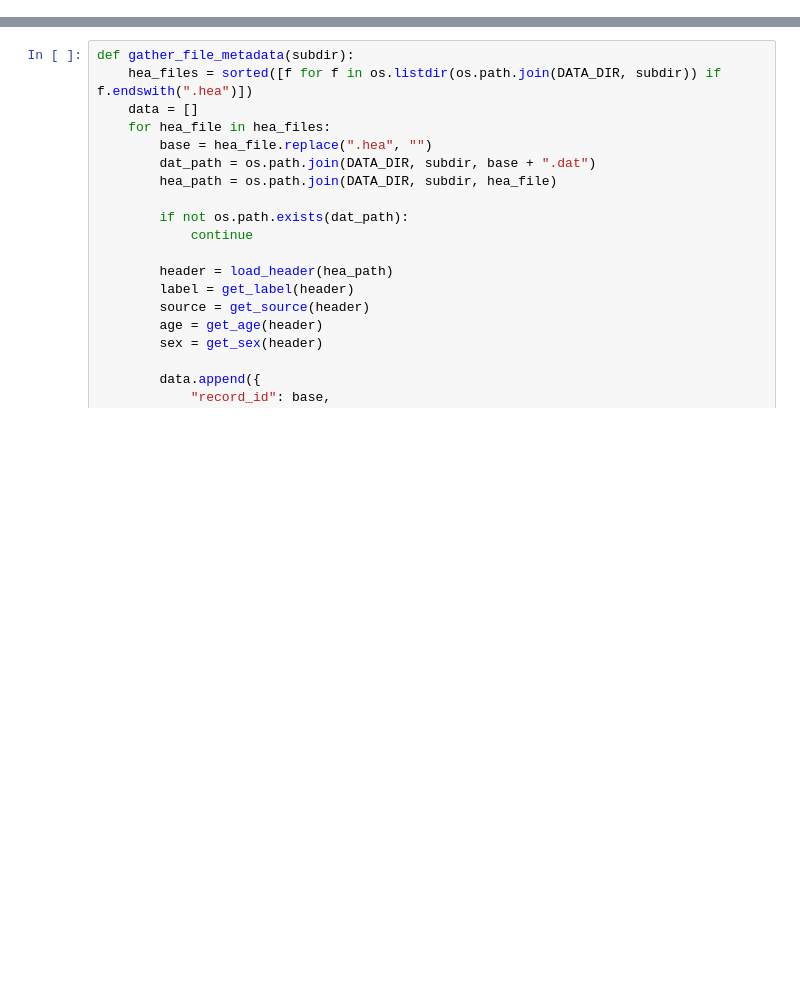
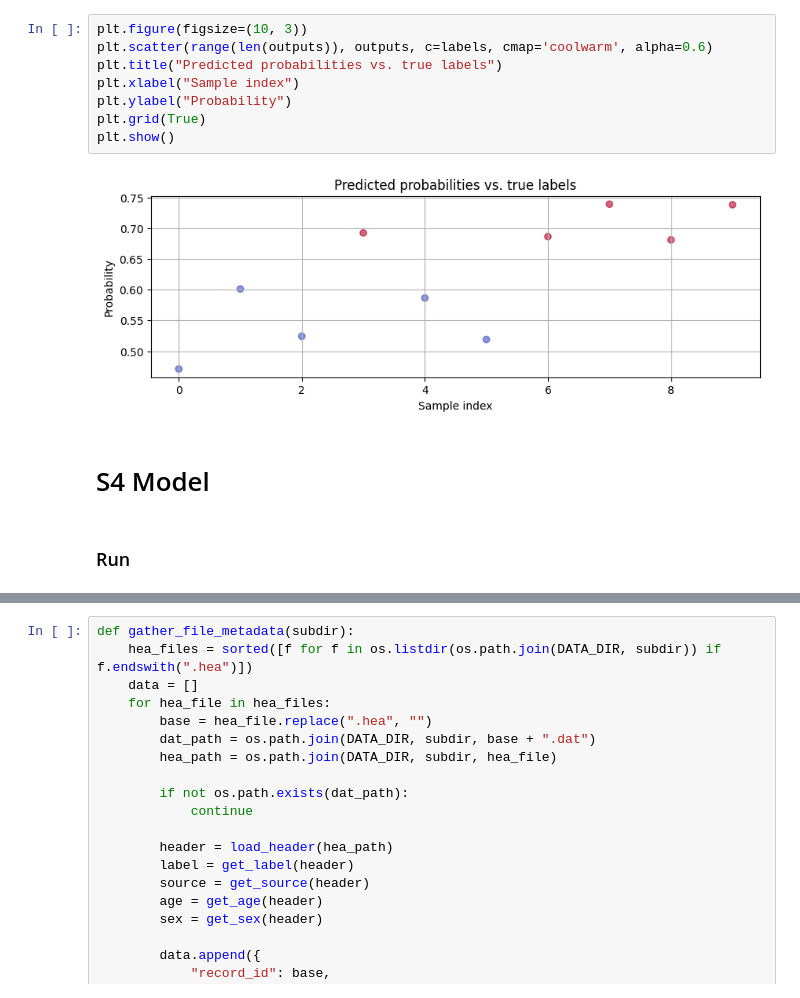
Before and after one commit to IngeborgOlssoen/Chagas-challenge-Hear-heart, a Jupyter notebook: Chagas_challenge.ipynb, the cells around one changed output, grey strips where cells are left out. Saved outputs shown, nothing was run; the diff lists cells and outputs as text; blank space fills up the shorter version.

```diff
--- a/Chagas_challenge.ipynb
+++ b/Chagas_challenge.ipynb
@@ -131,0 +253,14 @@ SamiTrop dataset already unzipped or ZIP file missing.
+# %%
+plt.figure(figsize=(10, 3))
+plt.scatter(range(len(outputs)), outputs, c=labels, cmap='coolwarm', alpha=0.6)
+plt.title("Predicted probabilities vs. true labels")
+plt.xlabel("Sample index")
+plt.ylabel("Probability")
+plt.grid(True)
+plt.show()
+# %% [output]
+[figure, added]
+# %% [markdown]
+# S4 Model
+# %% [markdown]
+### Run
```
Also changed, not shown: parts of 60 cells of this notebook.
